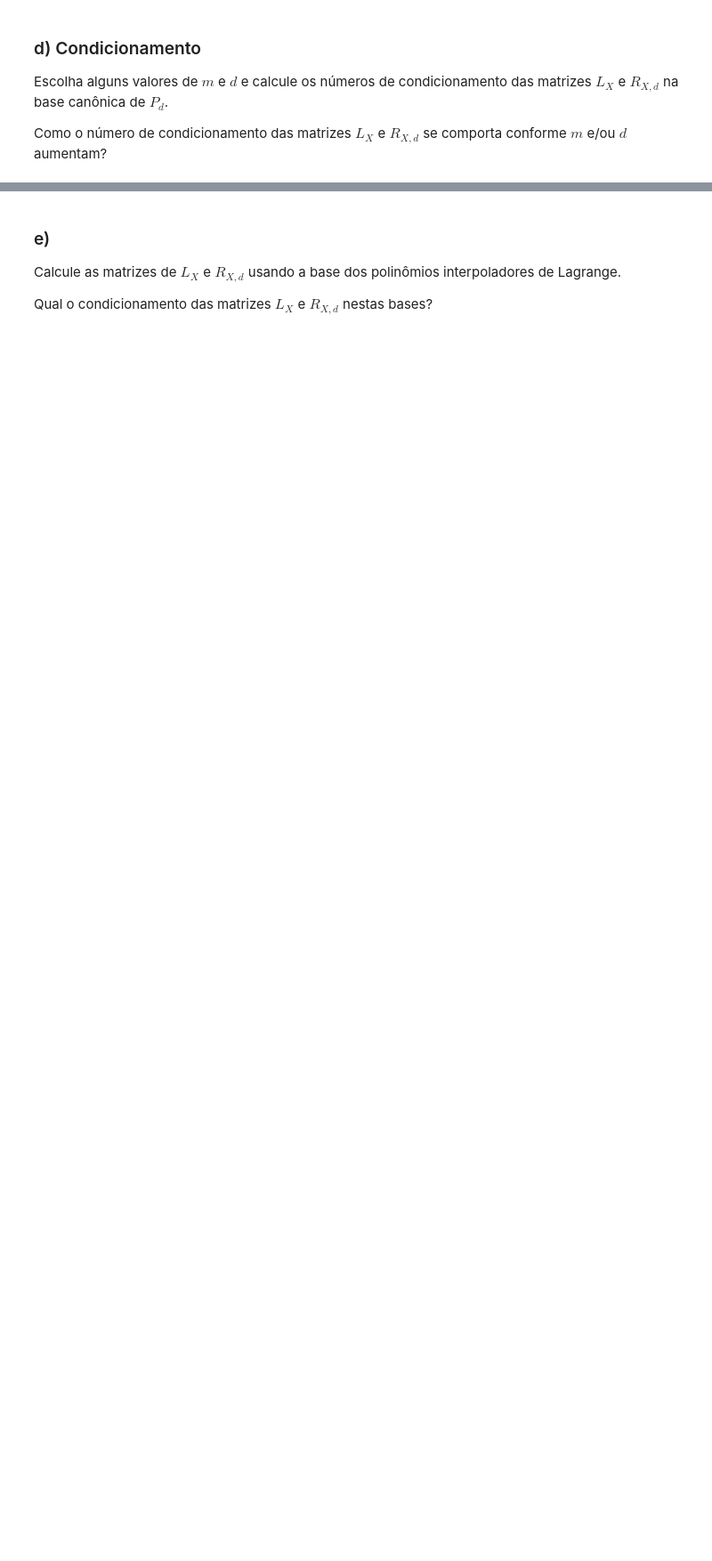
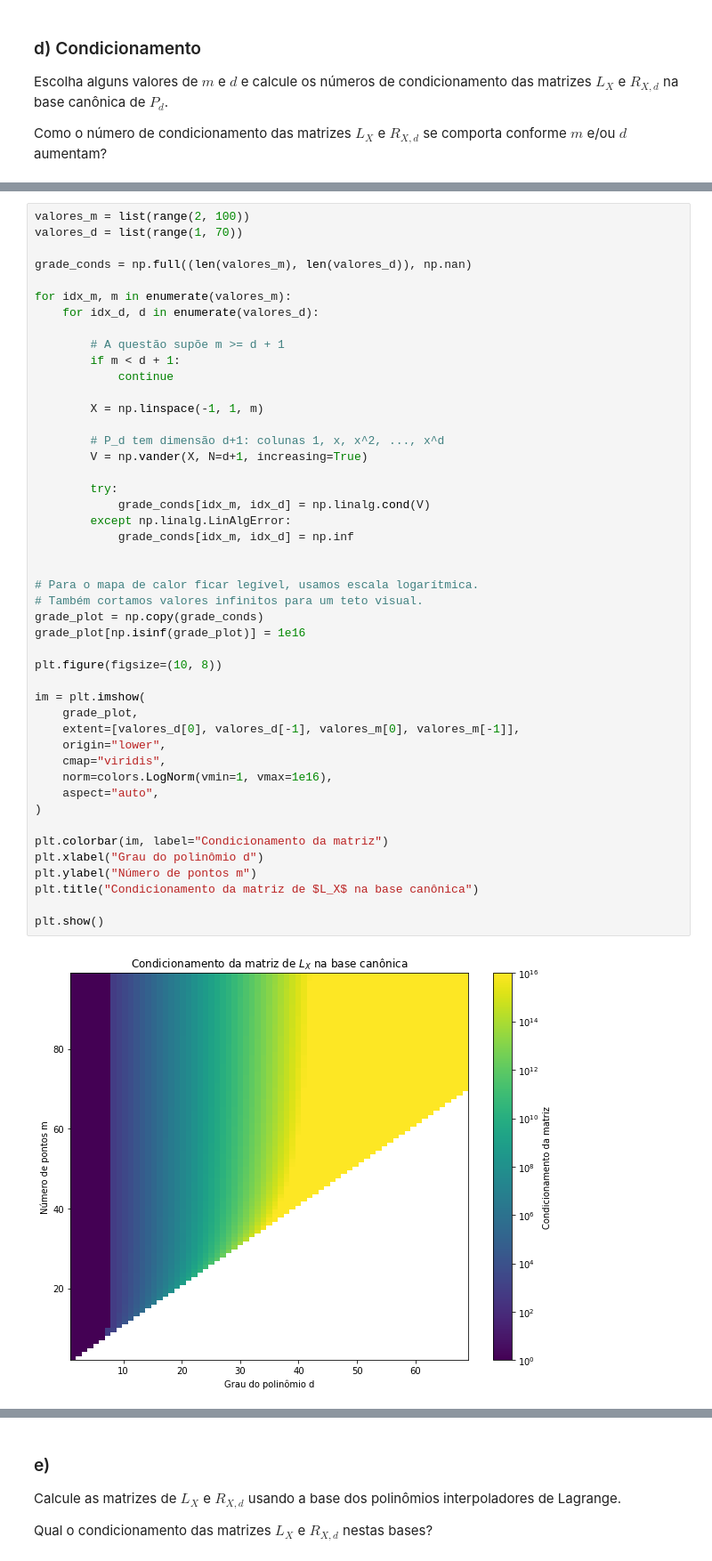
Before and after one commit to aliicerabello/fgv-aln-projeto3, a Jupyter notebook: projeto.ipynb, the cells around one changed output, grey strips where cells are left out. Shown at 89% size. Cells and saved outputs as stored; diff of their text form; blank space fills up the shorter version.

```diff
--- a/projeto.ipynb
+++ b/projeto.ipynb
@@ -445 +447,49 @@ plt.show()
+# %%
+valores_m = list(range(2, 100))
+valores_d = list(range(1, 70))
+
+grade_conds = np.full((len(valores_m), len(valores_d)), np.nan)
+
+for idx_m, m in enumerate(valores_m):
+    for idx_d, d in enumerate(valores_d):
+
+        # A questão supõe m >= d + 1
+        if m < d + 1:
+            continue
+
+        X = np.linspace(-1, 1, m)
+
+        # P_d tem dimensão d+1: colunas 1, x, x^2, ..., x^d
+        V = np.vander(X, N=d+1, increasing=True)
+
+        try:
+            grade_conds[idx_m, idx_d] = np.linalg.cond(V)
+        except np.linalg.LinAlgError:
+            grade_conds[idx_m, idx_d] = np.inf
+
+
+# Para o mapa de calor ficar legível, usamos escala logarítmica.
+# Também cortamos valores infinitos para um teto visual.
+grade_plot = np.copy(grade_conds)
+grade_plot[np.isinf(grade_plot)] = 1e16
+
+plt.figure(figsize=(10, 8))
+
+im = plt.imshow(
+    grade_plot,
+    extent=[valores_d[0], valores_d[-1], valores_m[0], valores_m[-1]],
+    origin="lower",
+    cmap="viridis",
+    norm=colors.LogNorm(vmin=1, vmax=1e16),
+    aspect="auto",
+)
+
+plt.colorbar(im, label="Condicionamento da matriz")
+plt.xlabel("Grau do polinômio d")
+plt.ylabel("Número de pontos m")
+plt.title("Condicionamento da matriz de $L_X$ na base canônica")
+
+plt.show()
+# %% [output]
+[figure, added]
 # %% [markdown]
```
Also changed, not shown: parts of 8 cells of this notebook.
